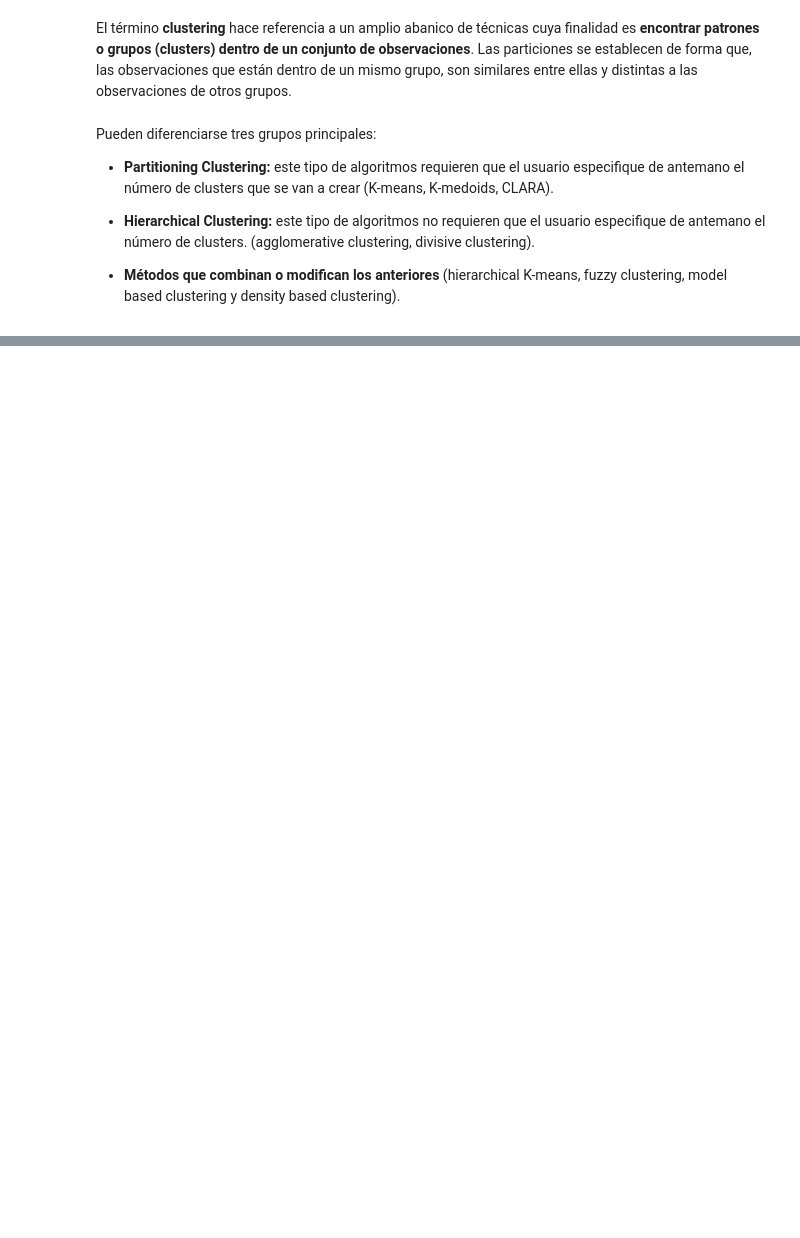
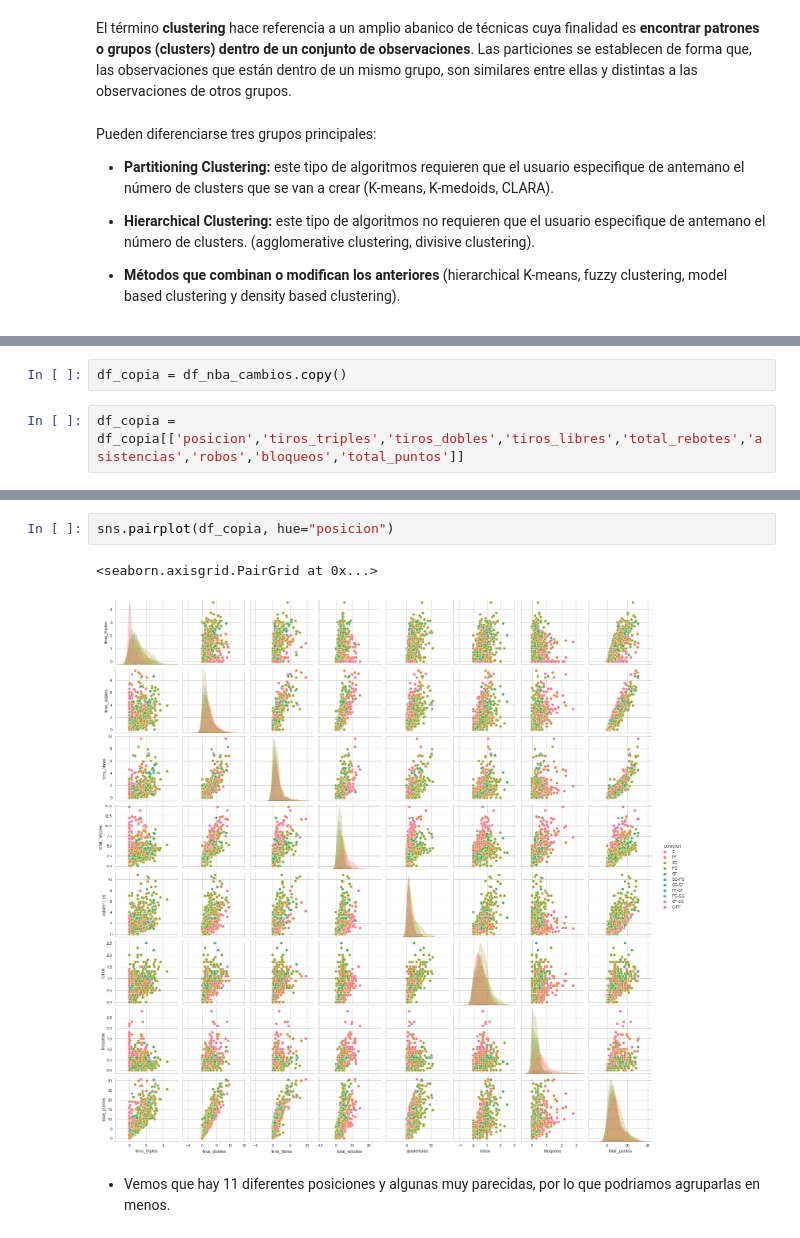
Before and after one commit to Aliciafs97/Proyecto-NBA, a Jupyter notebook: Regionales 2021-2022/EDA-NBA.ipynb, the cells around one changed output, grey strips where cells are left out. Saved outputs shown, nothing was run; the diff lists cells and outputs as text; blank space fills up the shorter version.

```diff
--- a/Regionales 2021-2022/EDA-NBA.ipynb
+++ b/Regionales 2021-2022/EDA-NBA.ipynb
@@ -705,0 +461,4 @@ for i in df_nba_numericas.columns:
+# %%
+df_copia = df_nba_cambios.copy()
+# %%
+df_copia = df_copia[['posicion','tiros_triples','tiros_dobles','tiros_libres','total_rebotes','asistencias','robos','bloqueos','total_puntos']]
@@ -705,0 +481,7 @@ for i in df_nba_numericas.columns:
+# %%
+sns.pairplot(df_copia, hue="posicion")
+# %% [output]
+<seaborn.axisgrid.PairGrid at 0x...>
+[figure, added]
+# %% [markdown]
+- Vemos que hay 11 diferentes posiciones y algunas muy parecidas, por lo que podriamos agruparlas en menos.
```
Also changed, not shown: parts of 50 cells of this notebook.
